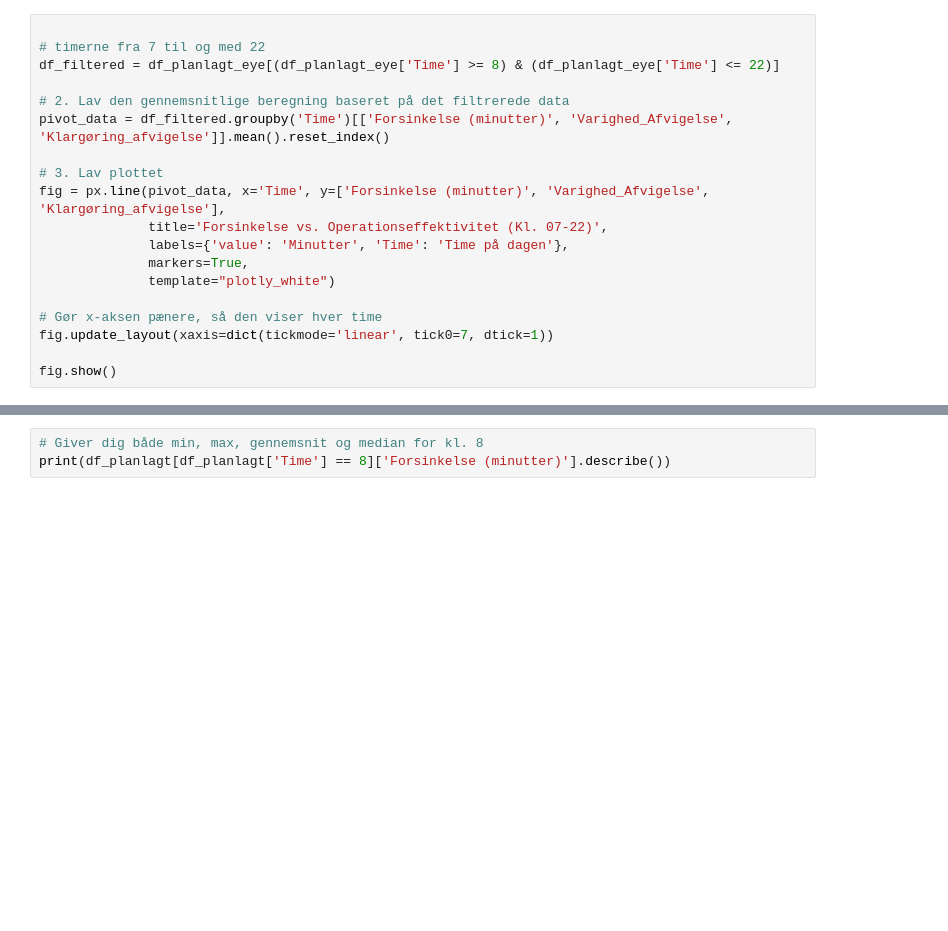
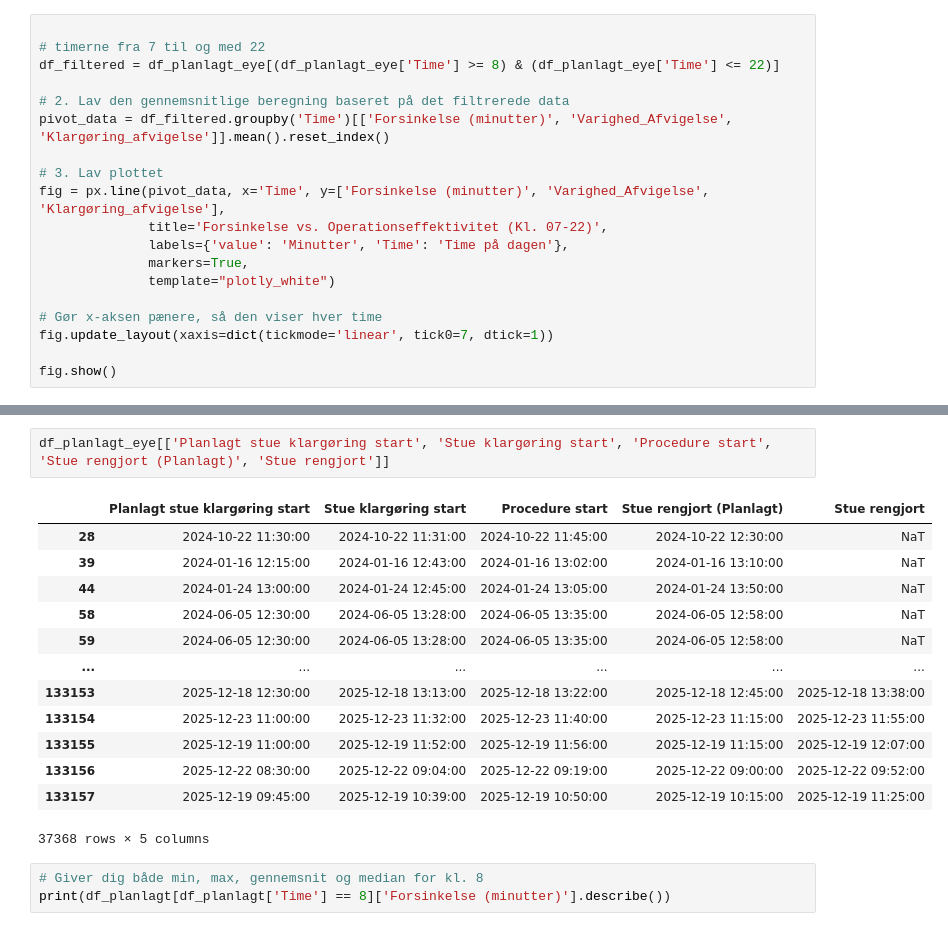
Before and after one commit to killermort9/AnalyticsToAction_Grop12, a Jupyter notebook: FRIDA2.ipynb, the cells around one changed output, grey strips where cells are left out. Drawn from its saved outputs; the diff is of its cells as text; blank space fills up the shorter version.

```diff
--- a/FRIDA2.ipynb
+++ b/FRIDA2.ipynb
@@ -259,3 +367,19 @@ fig.show()
+# %%
+df_planlagt_eye[['Planlagt stue klargøring start', 'Stue klargøring start', 'Procedure start', 'Stue rengjort (Planlagt)', 'Stue rengjort']]
+# %% [output]
+|  | Planlagt stue klargøring start | Stue klargøring start | Procedure start | Stue rengjort (Planlagt) | Stue rengjort |
+| 28 | 2024-10-22 11:30:00 | 2024-10-22 11:31:00 | 2024-10-22 11:45:00 | 2024-10-22 12:30:00 | NaT |
+| 39 | 2024-01-16 12:15:00 | 2024-01-16 12:43:00 | 2024-01-16 13:02:00 | 2024-01-16 13:10:00 | NaT |
+| 44 | 2024-01-24 13:00:00 | 2024-01-24 12:45:00 | 2024-01-24 13:05:00 | 2024-01-24 13:50:00 | NaT |
+| 58 | 2024-06-05 12:30:00 | 2024-06-05 13:28:00 | 2024-06-05 13:35:00 | 2024-06-05 12:58:00 | NaT |
+| 59 | 2024-06-05 12:30:00 | 2024-06-05 13:28:00 | 2024-06-05 13:35:00 | 2024-06-05 12:58:00 | NaT |
+| ... | ... | ... | ... | ... | ... |
+| 133153 | 2025-12-18 12:30:00 | 2025-12-18 13:13:00 | 2025-12-18 13:22:00 | 2025-12-18 12:45:00 | 2025-12-18 13:38:00 |
+| 133154 | 2025-12-23 11:00:00 | 2025-12-23 11:32:00 | 2025-12-23 11:40:00 | 2025-12-23 11:15:00 | 2025-12-23 11:55:00 |
+| 133155 | 2025-12-19 11:00:00 | 2025-12-19 11:52:00 | 2025-12-19 11:56:00 | 2025-12-19 11:15:00 | 2025-12-19 12:07:00 |
+| 133156 | 2025-12-22 08:30:00 | 2025-12-22 09:04:00 | 2025-12-22 09:19:00 | 2025-12-22 09:00:00 | 2025-12-22 09:52:00 |
+| 133157 | 2025-12-19 09:45:00 | 2025-12-19 10:39:00 | 2025-12-19 10:50:00 | 2025-12-19 10:15:00 | 2025-12-19 11:25:00 |
+37368 rows × 5 columns
 # %%
 # Giver dig både min, max, gennemsnit og median for kl. 8
 print(df_planlagt[df_planlagt['Time'] == 8]['Forsinkelse (minutter)'].describe())
```
Also changed, not shown: parts of 10 cells of this notebook.
